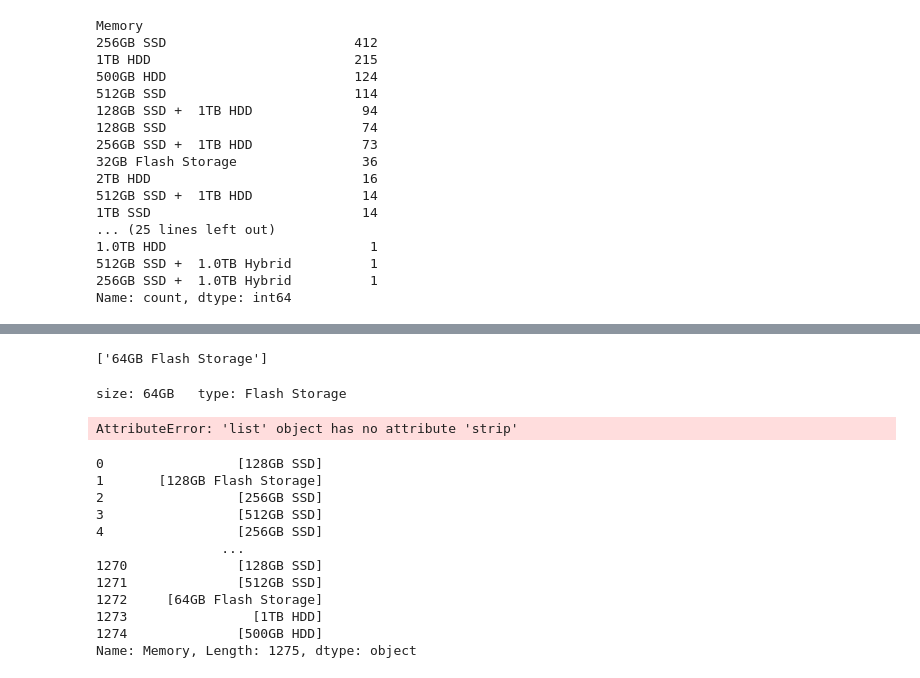
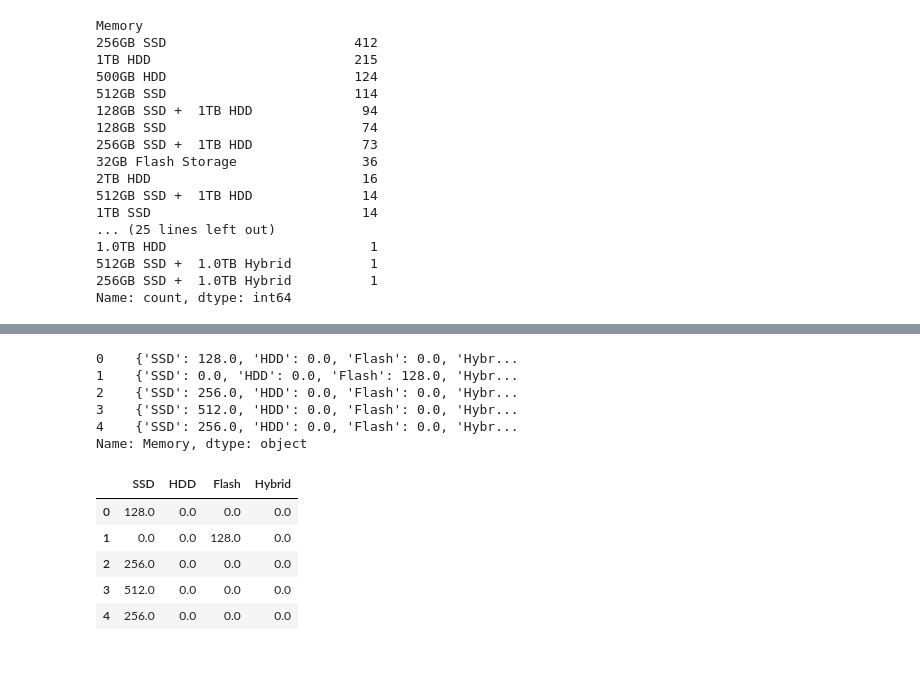
Before and after one commit to llshahroozll/Laptop-Price-Prediction, a Jupyter notebook: notebooks/02_feature_engineering.ipynb, the cells around one changed output, grey strips where cells are left out. Cells and saved outputs as stored; diff of their text form; code cells hidden in the pictures.

```diff
--- a/notebooks/02_feature_engineering.ipynb
+++ b/notebooks/02_feature_engineering.ipynb
@@ -256,37 +264,42 @@ def to_gb(size: str) -> float:
         tb = float(size.replace("TB", ""))
         return tb * 1000
     return float(size.replace("GB", ""))
-# %%
-m = "64GB Flash Storage"
-parts = m.split("+")
-parts
-# %% [output]
-['64GB Flash Storage']
-# %%
-for part in parts:
-    part.strip()
-    size , kind = part.split(" ", 1)
-    print("size:", size, "  type:", kind)
-# %% [output]
-size: 64GB   type: Flash Storage
-# %%
-parts.strip()
-parts
-# %% [output]
-AttributeError: 'list' object has no attribute 'strip'
 # %%
-parts = df2["Memory"].str.split("+")
-parts.head
+def memory_feature(features:str) -> dict:
+    dic = {"SSD": 0.0, "HDD": 0.0, "Flash": 0.0, "Hybrid": 0.0}
+    parts = features.split("+")
+
+    for part in parts:
+        part = part.strip()
+        size, kind = part.split(" ", 1)
+        gb = to_gb(size)
+        if "SSD" in kind:
+            dic["SSD"] += gb
+        elif "HDD" in kind:
+            dic["HDD"] += gb
+        elif "Flash Storage" in kind:
+            dic["Flash"] += gb
+        elif "Hybrid" in kind:
+            dic["Hybrid"] += gb
+
+    return dic
-# %% [output]
-0                 [128GB SSD]
-1       [128GB Flash Storage]
-2                 [256GB SSD]
-3                 [512GB SSD]
-4                 [256GB SSD]
-                ...
-1270              [128GB SSD]
-1271              [512GB SSD]
-1272     [64GB Flash Storage]
-1273                [1TB HDD]
-1274              [500GB HDD]
-Name: Memory, Length: 1275, dtype: object
+# %%
+memory = df2["Memory"].apply(memory_feature)
+memory.head()
+# %% [output]
+0    {'SSD': 128.0, 'HDD': 0.0, 'Flash': 0.0, 'Hybr...
+1    {'SSD': 0.0, 'HDD': 0.0, 'Flash': 128.0, 'Hybr...
+2    {'SSD': 256.0, 'HDD': 0.0, 'Flash': 0.0, 'Hybr...
+3    {'SSD': 512.0, 'HDD': 0.0, 'Flash': 0.0, 'Hybr...
+4    {'SSD': 256.0, 'HDD': 0.0, 'Flash': 0.0, 'Hybr...
+Name: Memory, dtype: object
+# %%
+memory = pd.DataFrame(memory.tolist(), index = df2.index)
+memory.head()
+# %% [output]
+|  | SSD | HDD | Flash | Hybrid |
+| 0 | 128.0 | 0.0 | 0.0 | 0.0 |
+| 1 | 0.0 | 0.0 | 128.0 | 0.0 |
+| 2 | 256.0 | 0.0 | 0.0 | 0.0 |
+| 3 | 512.0 | 0.0 | 0.0 | 0.0 |
+| 4 | 256.0 | 0.0 | 0.0 | 0.0 |
```
Also changed, not shown: parts of 7 cells of this notebook.
